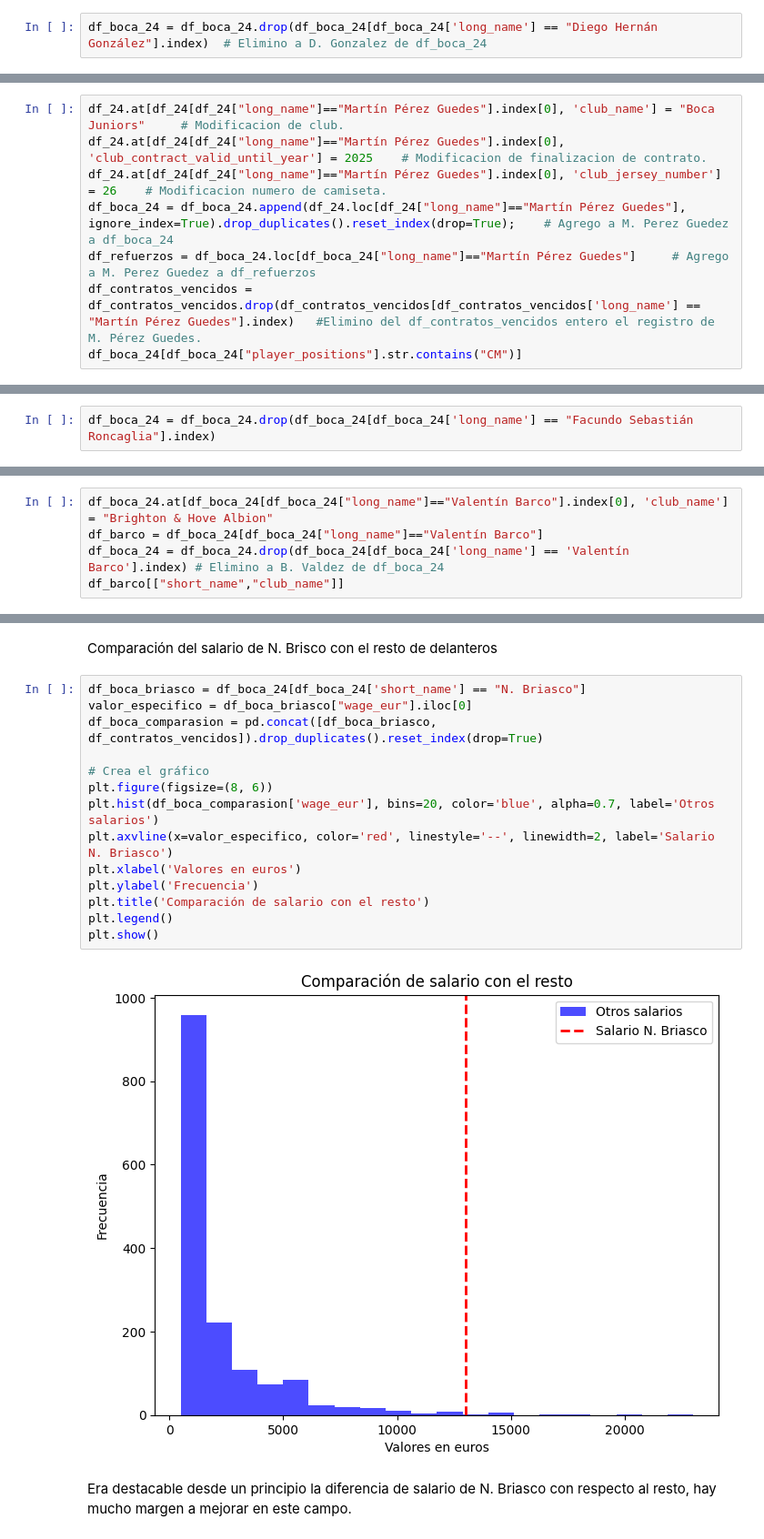
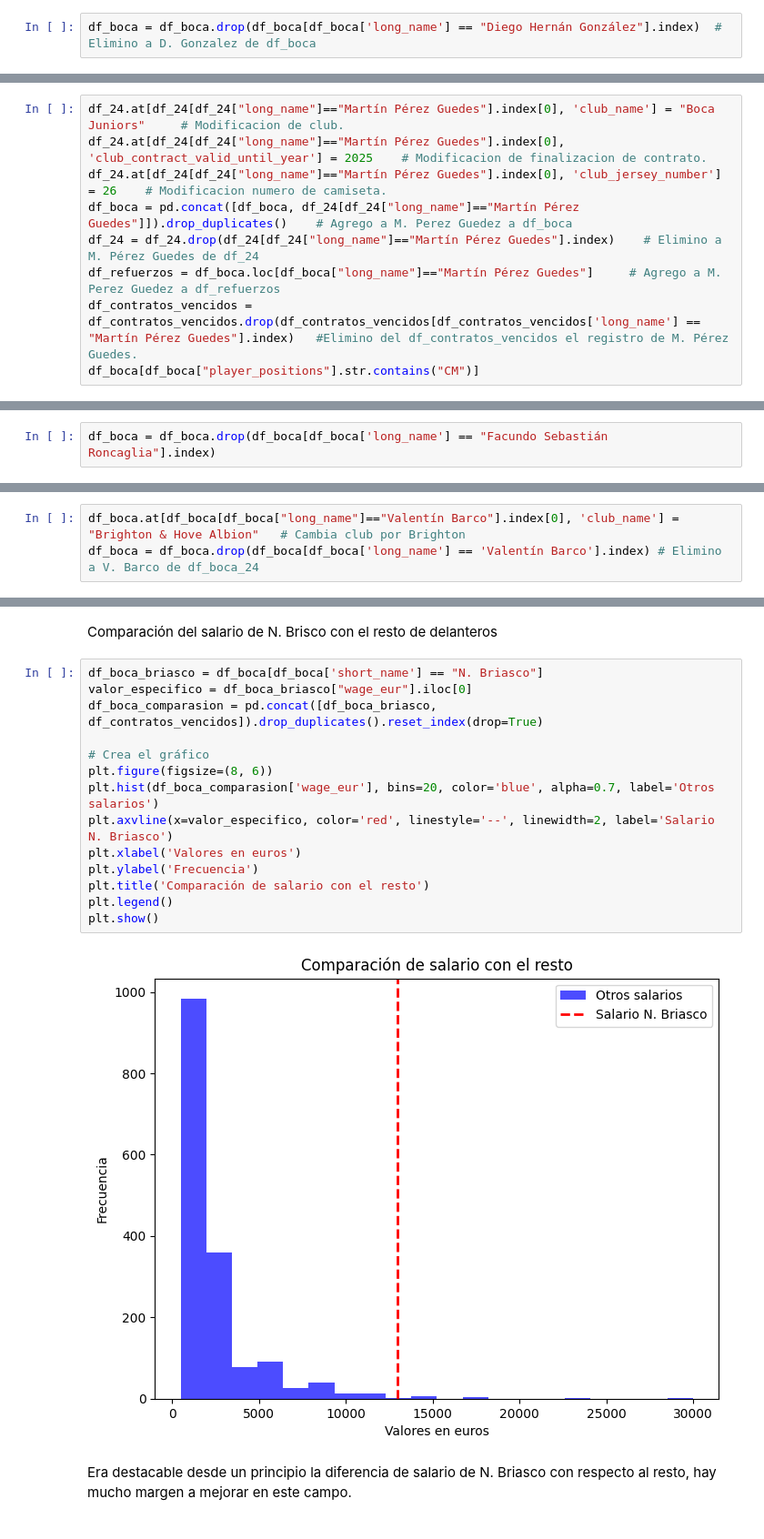
Before and after one commit to MatiasKige/Data-Science-FIFA, a Jupyter notebook: Clase 47 Proyecto FIFA.ipynb, the cells around one changed output, grey strips where cells are left out. Shown at 91% size. Drawn from its saved outputs; the diff is of its cells as text.

```diff
--- a/Clase 47 Proyecto FIFA.ipynb
+++ b/Clase 47 Proyecto FIFA.ipynb
@@ -944,16 +918,17 @@ En ese caso, se muestran posibles candidatos con respecto al retirado en cuesti
 # %% [markdown]
 Finalizamos eliminando a D. González de la nómina de Boca Juniors.
 # %%
-df_boca_24 = df_boca_24.drop(df_boca_24[df_boca_24['long_name'] == "Diego Hernán González"].index)  # Elimino a D. Gonzalez de df_boca_24
+df_boca = df_boca.drop(df_boca[df_boca['long_name'] == "Diego Hernán González"].index)  # Elimino a D. Gonzalez de df_boca
 # %% [markdown]
 Nuestra recomendación procederá a contratar el jugador más barato con mayor calidad. ------------------------------------------------
 # %%
 df_24.at[df_24[df_24["long_name"]=="Martín Pérez Guedes"].index[0], 'club_name'] = "Boca Juniors"     # Modificacion de club.
 df_24.at[df_24[df_24["long_name"]=="Martín Pérez Guedes"].index[0], 'club_contract_valid_until_year'] = 2025    # Modificacion de finalizacion de contrato.
 df_24.at[df_24[df_24["long_name"]=="Martín Pérez Guedes"].index[0], 'club_jersey_number'] = 26    # Modificacion numero de camiseta.
-df_boca_24 = df_boca_24.append(df_24.loc[df_24["long_name"]=="Martín Pérez Guedes"], ignore_index=True).drop_duplicates().reset_index(drop=True);    # Agrego a M. Perez Guedez a df_boca_24
-df_refuerzos = df_boca_24.loc[df_boca_24["long_name"]=="Martín Pérez Guedes"]     # Agrego a M. Perez Guedez a df_refuerzos
-df_contratos_vencidos = df_contratos_vencidos.drop(df_contratos_vencidos[df_contratos_vencidos['long_name'] == "Martín Pérez Guedes"].index)   #Elimino del df_contratos_vencidos entero el registro de M. Pérez Guedes.
-df_boca_24[df_boca_24["player_positions"].str.contains("CM")]
+df_boca = pd.concat([df_boca, df_24[df_24["long_name"]=="Martín Pérez Guedes"]]).drop_duplicates()    # Agrego a M. Perez Guedez a df_boca
+df_24 = df_24.drop(df_24[df_24["long_name"]=="Martín Pérez Guedes"].index)    # Elimino a M. Pérez Guedes de df_24
+df_refuerzos = df_boca.loc[df_boca["long_name"]=="Martín Pérez Guedes"]     # Agrego a M. Perez Guedez a df_refuerzos
+df_contratos_vencidos = df_contratos_vencidos.drop(df_contratos_vencidos[df_contratos_vencidos['long_name'] == "Martín Pérez Guedes"].index)   #Elimino del df_contratos_vencidos el registro de M. Pérez Guedes.
+df_boca[df_boca["player_positions"].str.contains("CM")]
 # %% [output]
 |  | fifa_version | short_name | long_name | player_positions | overall | potential | wage_eur | age | dob | ... |
@@ -986,7 +961,7 @@ df_boca_24[df_boca_24["short_name"]=="F. Roncaglia"]
 # %% [markdown]
 Eliminamos a F. Roncaglia de la nómina de Boca Juniors.
 # %%
-df_boca_24 = df_boca_24.drop(df_boca_24[df_boca_24['long_name'] == "Facundo Sebastián Roncaglia"].index)
+df_boca = df_boca.drop(df_boca[df_boca['long_name'] == "Facundo Sebastián Roncaglia"].index)
 # %% [markdown]
 El reemplazo de F. Roncaglia será C. Lema.
 # %% [markdown]
@@ -1000,6 +975,4 @@ df_boca_24[df_boca_24["long_name"]=="Valentín Barco"]
 1 rows × 95 columns
 # %%
-df_boca_24.at[df_boca_24[df_boca_24["long_name"]=="Valentín Barco"].index[0], 'club_name'] = "Brighton & Hove Albion"
-df_barco = df_boca_24[df_boca_24["long_name"]=="Valentín Barco"]
-df_boca_24 = df_boca_24.drop(df_boca_24[df_boca_24['long_name'] == 'Valentín Barco'].index) # Elimino a B. Valdez de df_boca_24
-df_barco[["short_name","club_name"]]
+df_boca.at[df_boca[df_boca["long_name"]=="Valentín Barco"].index[0], 'club_name'] = "Brighton & Hove Albion"   # Cambia club por Brighton
+df_boca = df_boca.drop(df_boca[df_boca['long_name'] == 'Valentín Barco'].index) # Elimino a V. Barco de df_boca_24
@@ -1158,21 +1129,21 @@ df_combinado[["short_name","long_name","overall","potential","wage_eur","age","r
 # %% [markdown]
 Comparación del salario de N. Brisco con el resto de delanteros
 # %%
-df_boca_briasco = df_boca_24[df_boca_24['short_name'] == "N. Briasco"]
+df_boca_briasco = df_boca[df_boca['short_name'] == "N. Briasco"]
 valor_especifico = df_boca_briasco["wage_eur"].iloc[0]
 df_boca_comparasion = pd.concat([df_boca_briasco, df_contratos_vencidos]).drop_duplicates().reset_index(drop=True)
 
 # Crea el gráfico
 plt.figure(figsize=(8, 6))
 plt.hist(df_boca_comparasion['wage_eur'], bins=20, color='blue', alpha=0.7, label='Otros salarios')
 plt.axvline(x=valor_especifico, color='red', linestyle='--', linewidth=2, label='Salario N. Briasco')
 plt.xlabel('Valores en euros')
 plt.ylabel('Frecuencia')
 plt.title('Comparación de salario con el resto')
 plt.legend()
 plt.show()
 # %% [output]
-[figure, old version]
+[figure, new version]
 # %% [markdown]
 Era destacable desde un principio la diferencia de salario de N. Briasco con respecto al resto, hay mucho margen a mejorar en este campo.
 # %% [markdown]
```
Also changed, not shown: parts of 94 cells of this notebook, 8 other files.
